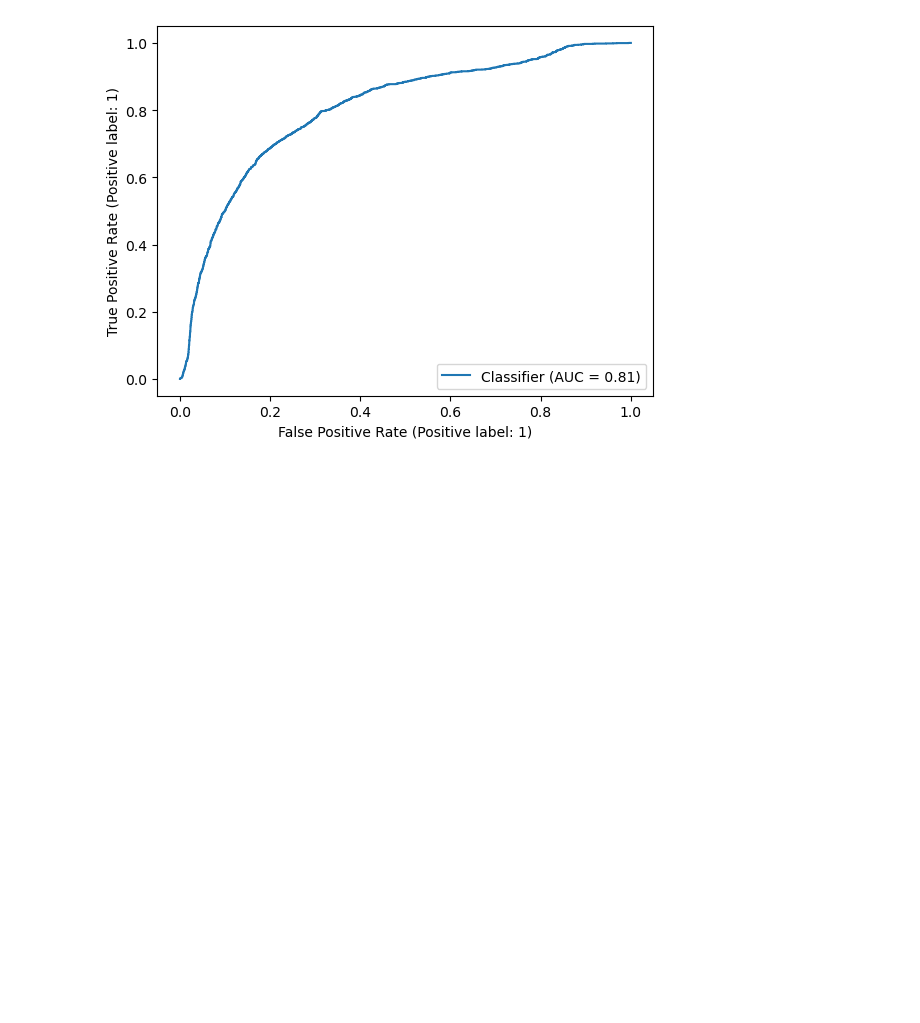
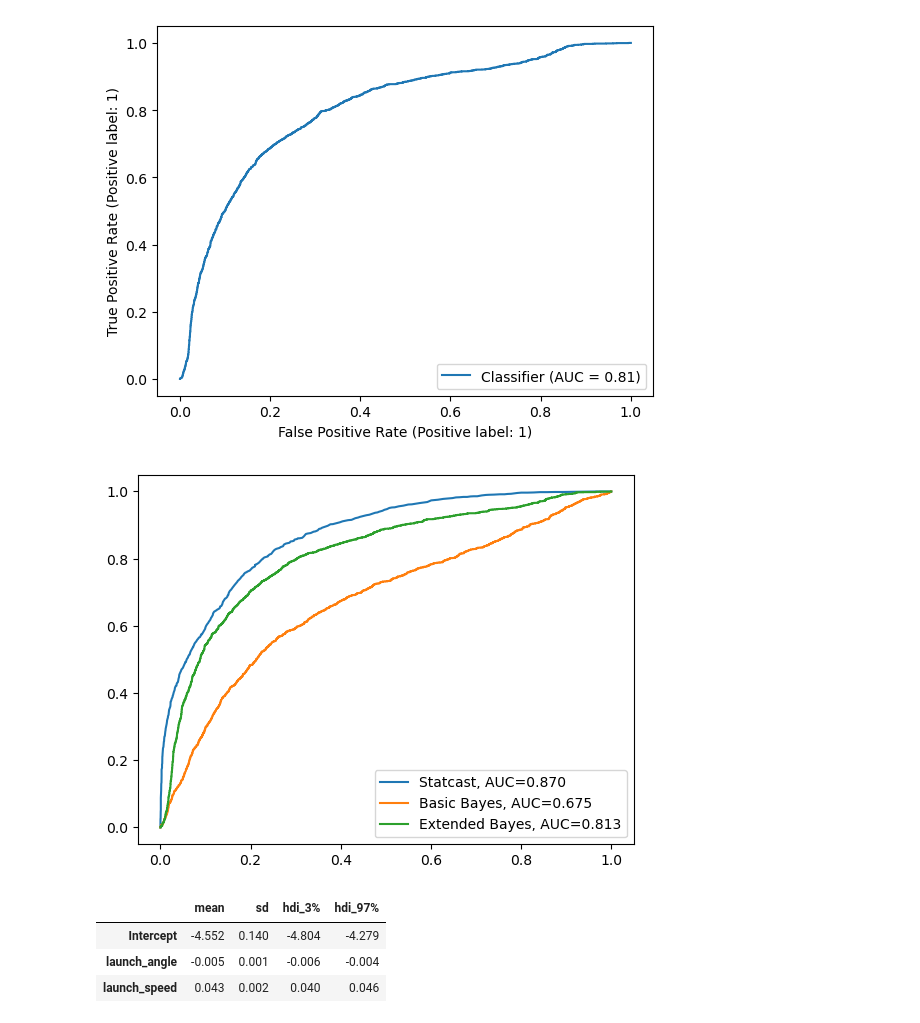
Before and after one commit to mattbbernstein/bayes-hit-probability, a Jupyter notebook: Modelling.ipynb, the cells around one changed output. Drawn from its saved outputs; the diff is of its cells as text; code cells hidden in the pictures; blank space fills up the shorter version.

Commit message:
Completed all but conclusion of report
- Added bibliography
- Updated notebooks for more output
- Added report images

```diff
--- a/Modelling.ipynb
+++ b/Modelling.ipynb
@@ -120,12 +99,12 @@ def load_or_build_model(model_spec: dict):
         az.to_netcdf(results, model_filepath)
     return (model, results)
 
-def model_accuracy_viz(model, results, test_data, model_name = None, disp = True):
+def model_accuracy_viz(model, results, y_test, test_data, model_name = None, disp = True):
     model.predict(results, data=test_data, kind="pps")
     predictions = results.posterior["is_hit_mean"].values.mean(0).mean(0)
     cm = confusion_matrix(y_test, np.round(predictions))
-    fpr, tpr, _ = roc_curve(y_test, np.round(predictions))
-    auc = roc_auc_score(y_test, np.round(predictions))
+    fpr, tpr, _ = roc_curve(y_test, predictions)
+    auc = roc_auc_score(y_test, predictions)
     acc_scores = cm_scores(y_test, np.round(predictions))
     if disp:
         if model_name:
@@ -134,6 +113,7 @@ def model_accuracy_viz(model, results, test_data, model_name = None, disp = True
         ConfusionMatrixDisplay.from_predictions(y_test, np.round(predictions), display_labels=["Out", "Hit"], colorbar=False, cmap="binary");
         RocCurveDisplay.from_predictions(y_test, predictions);
     return {
+        "predictions": predictions,
         "cm": cm,
         "roc": (fpr, tpr, auc),
         "scores": acc_scores
@@ -153,7 +133,7 @@ else:
     bayes_results = bayes_model.fit(chains=4, cores=cpu_count(), inference_method="nuts_numpyro")
     az.to_netcdf(bayes_results, model_filepath)
 # %%
-basic_eval = model_accuracy_viz(bayes_model, bayes_results, X_test, model_name="Basic Speed-Angle Model")
+basic_eval = model_accuracy_viz(bayes_model, bayes_results, y_test, X_test, model_name="Basic Speed-Angle Model")
 # %% [output]
 'Basic Speed-Angle Model'
 { 'Accuracy': 0.6844315245478036,
@@ -198,7 +178,7 @@ full_model, full_results = load_or_build_model(full_model_spec)
 sa_model, sa_results = load_or_build_model(spray_angle_model_spec)
 dist_model, dist_results = load_or_build_model(hit_distance_model_spec)
 # %%
-full_eval = model_accuracy_viz(full_model, full_results, X_test, model_name = "Full Model")
+full_eval = model_accuracy_viz(full_model, full_results, y_test, X_test, model_name = "Full Model")
 # %% [output]
 'Full Model'
 { 'Accuracy': 0.7787467700258398,
@@ -227,3 +207,18 @@ dist_eval = model_accuracy_viz(dist_model, dist_results, X_test, model_name = "H
   'Specificity': 0.8647087144920559}
 [figure]
 [figure]
+# %%
+plt.figure(0)
+plt.plot(fpr_statcast, tpr_statcast, label=f"Statcast, AUC={auc_statcast:0.3f}")
+plt.plot(basic_eval["roc"][0], basic_eval["roc"][1], label=f"Basic Bayes, AUC={basic_eval['roc'][2]:0.3f}")
+plt.plot(full_eval["roc"][0], full_eval["roc"][1], label=f"Extended Bayes, AUC={full_eval['roc'][2]:0.3f}")
+plt.legend();
+# %% [output]
+[figure, added]
+# %%
+az.summary(bayes_results, kind="stats", var_names=["Intercept", "launch_angle", "launch_speed"])
+# %% [output]
+|  | mean | sd | hdi_3% | hdi_97% |
+| Intercept | -4.552 | 0.140 | -4.804 | -4.279 |
+| launch_angle | -0.005 | 0.001 | -0.006 | -0.004 |
+| launch_speed | 0.043 | 0.002 | 0.040 | 0.046 |
```
Also changed, not shown: parts of 5 cells of this notebook, 8 other files.
